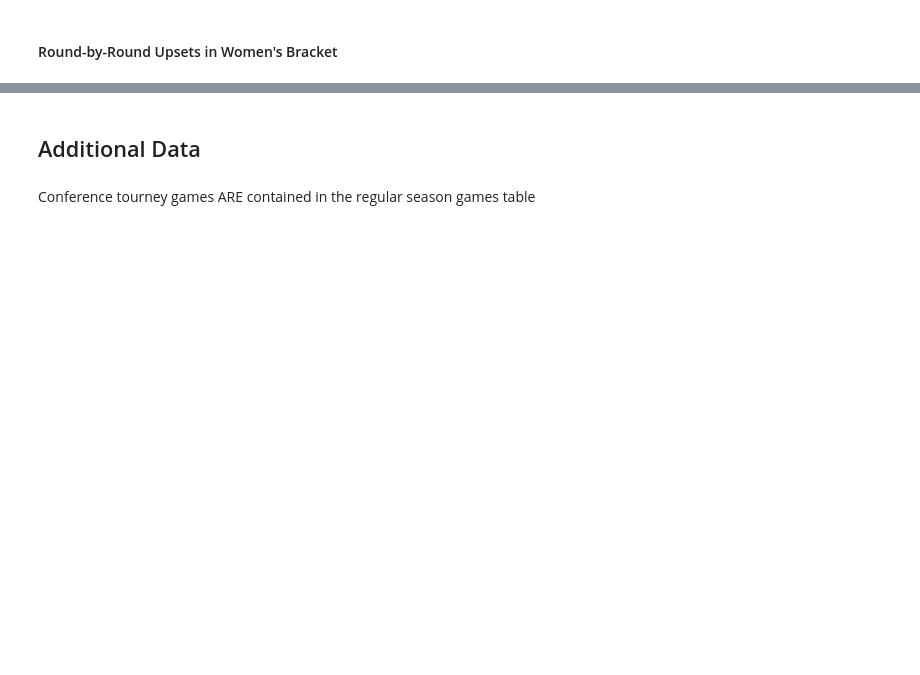
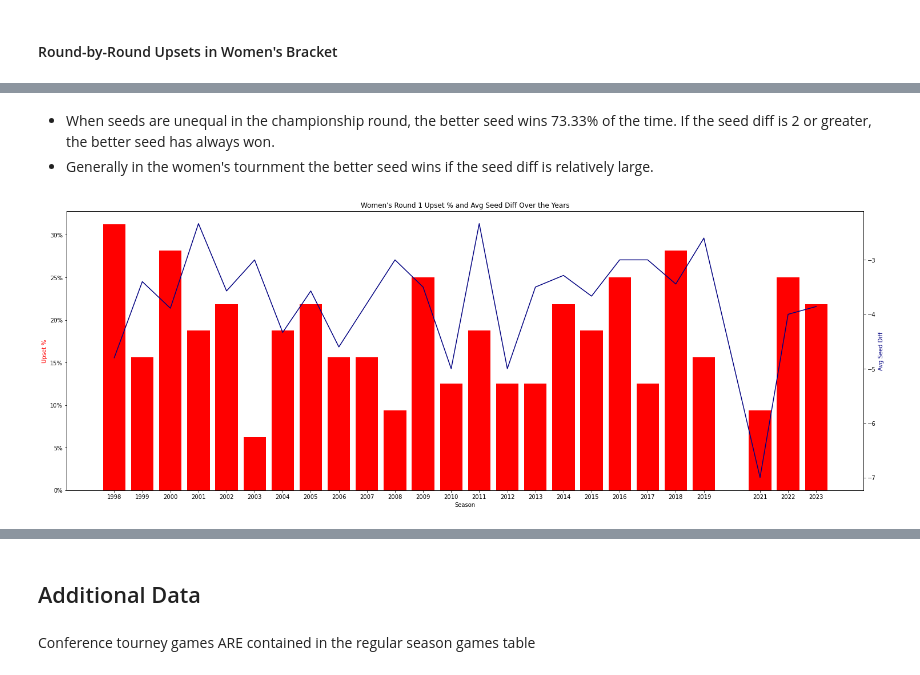
Before and after one commit to heefjones/march_madness, a Jupyter notebook: eda.ipynb, the cells around one changed output, grey strips where cells are left out. Saved outputs shown, nothing was run; the diff lists cells and outputs as text; code cells hidden in the pictures; blank space fills up the shorter version.

```diff
--- a/eda.ipynb
+++ b/eda.ipynb
@@ -613,7 +587,7 @@ Name: count, dtype: int64
 df_womens['round'] = 0
 
 # drop play-in games
-play_in_indices = df_womens.loc[(df_womens['A_PlayIn'] == 1) & (df_womens['B_PlayIn'] == 1)].index
+play_in_indices = df_womens.loc[(df_womens['WPlayIn'] == 1) & (df_womens['LPlayIn'] == 1)].index
 df_no_play_ins = df_womens.drop(index=play_in_indices)
 
 # group by season
@@ -894,0 +911,22 @@ print(f'Round 6 Upset Percentage: {wr6upsets.shape[0] / round6.shape[0] * 100: .
+# %% [markdown]
+- When seeds are unequal in the championship round, the better seed wins 73.33% of the time. If the seed diff is 2 or greater, the better seed has always won.
+- Generally in the women's tournment the better seed wins if the seed diff is relatively large.
+# %%
+# plot round 1 upset percent and avg seed diff over the years
+round_1_upset_percentage = (wupsets[wupsets['round'] == 1].groupby('Season').count() / df_womens[df_womens['round'] == 1].groupby('Season').count()).rename(columns={'LFullSeed': 'upset_percentage'}) \
+    .reset_index()[['Season', 'upset_percentage']]
+round_1_avg_seed_diff = wupsets[wupsets['round'] == 1].groupby('Season')['Wseed_diff'].mean().reset_index()
+fig, ax1 = plt.subplots(figsize=(25, 9))
+ax2 = ax1.twinx()
+ax1.bar(round_1_upset_percentage['Season'], round_1_upset_percentage['upset_percentage'], color='red', label='Upset %')
+ax2.plot(round_1_avg_seed_diff['Season'].values, round_1_avg_seed_diff['Wseed_diff'].values, color='navy', label='Avg Seed Diff')
+ax1.set_xlabel('Season')
+ax1.set_ylabel('Upset %', color='red')
+ax2.set_ylabel('Avg Seed Diff', color='navy')
+ax1.set_title('Women\'s Round 1 Upset % and Avg Seed Diff Over the Years')
+ax1.set_xticks(round_1_upset_percentage['Season'])
+ax1.set_xticklabels(round_1_upset_percentage['Season'])
+ax1.set_yticklabels(['{:.0f}%'.format(x * 100) for x in ax1.get_yticks()])
+plt.show()
+# %% [output]
+[figure, added]
```
Also changed, not shown: parts of 55 cells of this notebook, 3 other files.
